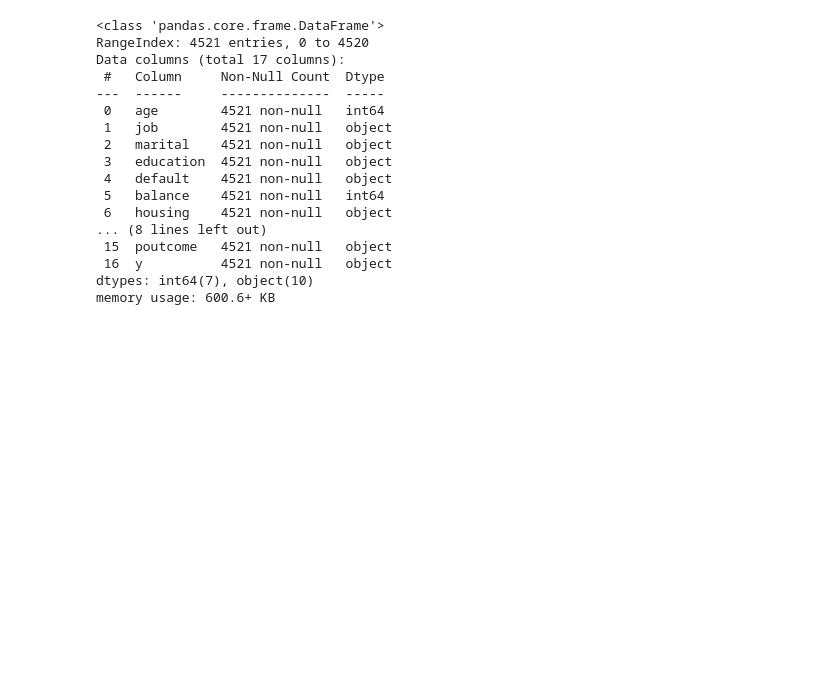
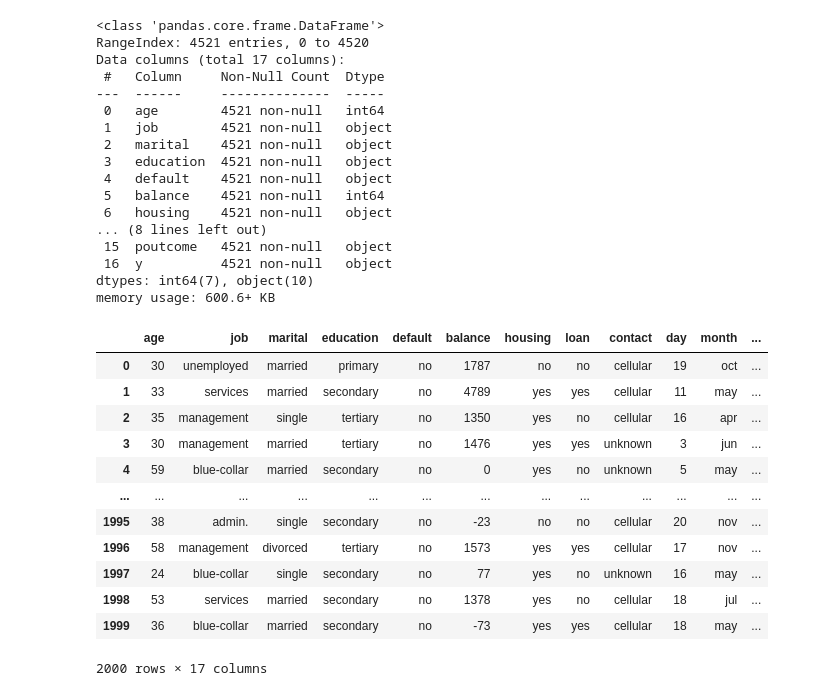
Before and after one commit to hfazliddin98/suniy-intelekt-darslar, a Jupyter notebook: 12-modul Uygunlashtirish ulash va qayta shakillash/.concat()_malumot_toplamlarini_ulash.ipynb, the cells around one changed output. Saved outputs shown, nothing was run; the diff lists cells and outputs as text; code cells hidden in the pictures; blank space fills up the shorter version.

```diff
--- a/12-modul Uygunlashtirish ulash va qayta shakillash/.concat()_malumot_toplamlarini_ulash.ipynb
+++ b/12-modul Uygunlashtirish ulash va qayta shakillash/.concat()_malumot_toplamlarini_ulash.ipynb
@@ -50,3 +50,20 @@ Data columns (total 17 columns):
  16  y          4521 non-null   object
 dtypes: int64(7), object(10)
 memory usage: 600.6+ KB
+# %%
+bank1, bank2 = bank[:2000], bank[2000:]
+bank1
+# %% [output]
+|  | age | job | marital | education | default | balance | housing | loan | contact | day | month | ... |
+| 0 | 30 | unemployed | married | primary | no | 1787 | no | no | cellular | 19 | oct | ... |
+| 1 | 33 | services | married | secondary | no | 4789 | yes | yes | cellular | 11 | may | ... |
+| 2 | 35 | management | single | tertiary | no | 1350 | yes | no | cellular | 16 | apr | ... |
+| 3 | 30 | management | married | tertiary | no | 1476 | yes | yes | unknown | 3 | jun | ... |
+| 4 | 59 | blue-collar | married | secondary | no | 0 | yes | no | unknown | 5 | may | ... |
+| ... | ... | ... | ... | ... | ... | ... | ... | ... | ... | ... | ... | ... |
+| 1995 | 38 | admin. | single | secondary | no | -23 | no | no | cellular | 20 | nov | ... |
+| 1996 | 58 | management | divorced | tertiary | no | 1573 | yes | yes | cellular | 17 | nov | ... |
+| 1997 | 24 | blue-collar | single | secondary | no | 77 | yes | no | unknown | 16 | may | ... |
+| 1998 | 53 | services | married | secondary | no | 1378 | yes | no | cellular | 18 | jul | ... |
+| 1999 | 36 | blue-collar | married | secondary | no | -73 | yes | yes | cellular | 18 | may | ... |
+2000 rows × 17 columns
```
Also changed, not shown: parts of 6 cells of this notebook, 3 other files.
